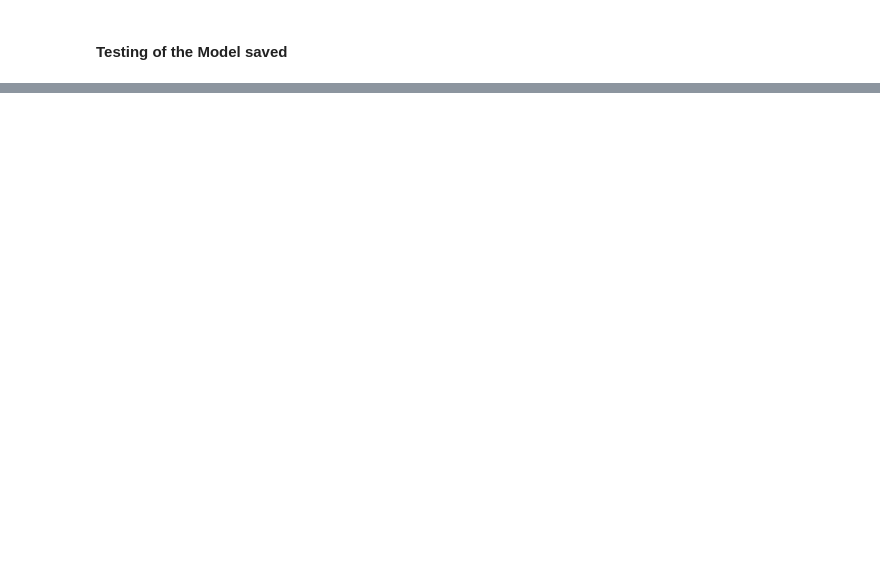
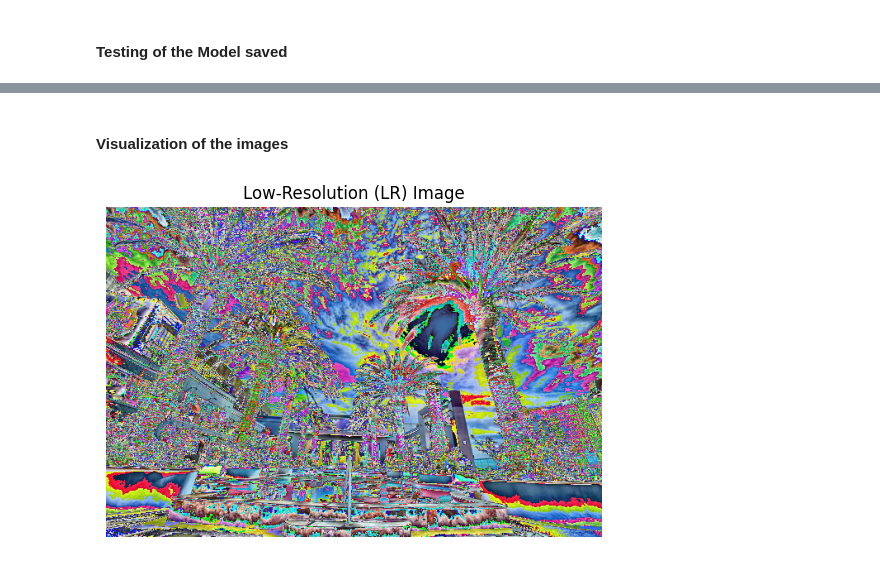
Before and after one commit to WoahImCoding/Using-SRGAN-Image-processing-, a Jupyter notebook: SRGAN_Super_Resolution_GAN.ipynb, the cells around one changed output, grey strips where cells are left out. Cells and saved outputs as stored; diff of their text form; code cells hidden in the pictures; blank space fills up the shorter version.

```diff
--- a/SRGAN_Super_Resolution_GAN.ipynb
+++ b/SRGAN_Super_Resolution_GAN.ipynb
@@ -68,17 +56,0 @@ Normalisation Parameters
-# %%
-import numpy as np
-from PIL import Image
-
-# Load the image
-image_path = "/content/drive/MyDrive/Sentinel - 2 Images/SEN2A_MSI_zzz_06MAY2024_005_T43QBB_ESA_STUBBAOJD_20240506T094758.jpg"  # Replace with the path to your image
-image = Image.open(image_path)
-
-# Convert the image to a NumPy array
-image_array = np.array(image)
-
-# Calculate mean and standard deviation for each RGB channel
-mean_values = np.mean(image_array, axis=(0, 1))
-std_values = np.std(image_array, axis=(0, 1))
-
-print("Mean RGB values:", mean_values)
-print("Standard deviation RGB values:", std_values)
@@ -455,7 +392,7 @@ def preprocess_image(image_path):
 
     # Resize the image to the target size
     transform = Compose([
-        Resize(100),
+        Resize(400),
         ToTensor(),  # Convert image to tensor
 
     ])
@@ -463,4 +400,8 @@ def preprocess_image(image_path):
     # Apply transformations
     preprocessed_image = transform(image)
 
+    # Normalize pixel values
+    normalize = Normalize(mean=[0.485, 0.456, 0.406], std=[0.229, 0.224, 0.225])
+    preprocessed_image = normalize(preprocessed_image)
+
     return preprocessed_image
@@ -573,0 +466,22 @@ plt.show()
+# %% [markdown]
+#### Visualization of the images
+# %%
+import matplotlib.pyplot as plt
+import torchvision.transforms.functional as TF
+
+# Load the test image
+test_image = Image.open(test_image_path).convert('RGB')
+
+# Preprocess the test image
+lr_image = preprocess_image(test_image_path)
+
+# Convert the LR image tensor to a PIL Image
+lr_image_pil = TF.to_pil_image(lr_image)
+
+# Display the LR image
+plt.imshow(lr_image_pil)
+plt.title('Low-Resolution (LR) Image')
+plt.axis('off')
+plt.show()
+# %% [output]
+[figure, added]
```
Also changed, not shown: parts of 41 cells of this notebook.
